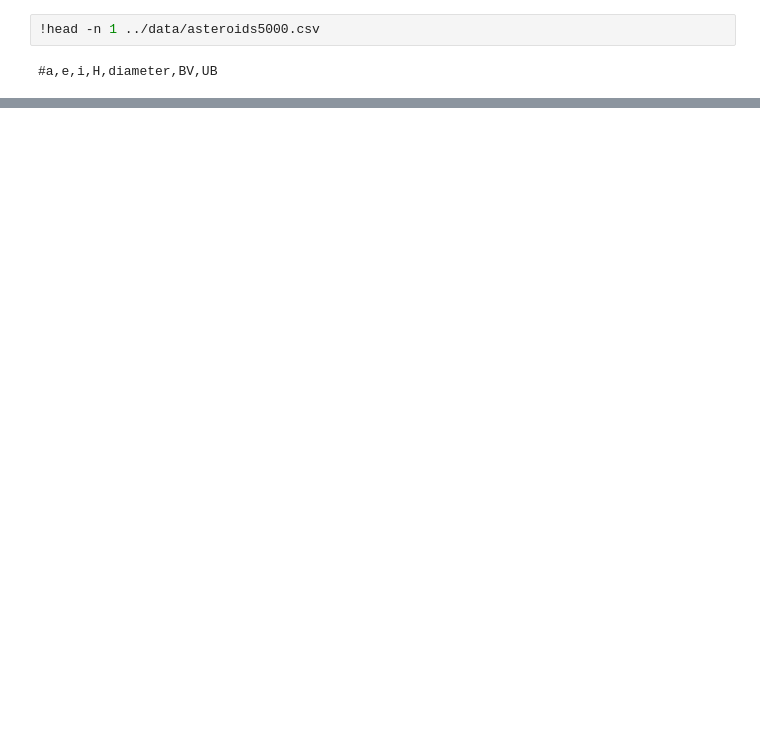
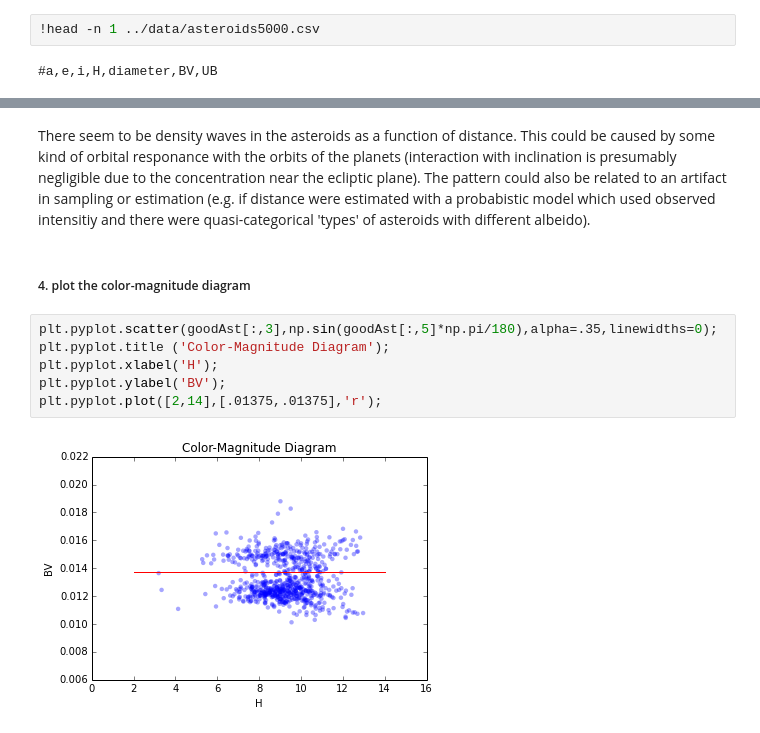
Before and after one commit to yixinmao/2014_fall_ASTR599, a Jupyter notebook: jwebst/HW1.ipynb, the cells around one changed output, grey strips where cells are left out. Cells and saved outputs as stored; diff of their text form; blank space fills up the shorter version.

```diff
--- a/jwebst/HW1.ipynb
+++ b/jwebst/HW1.ipynb
@@ -52,0 +71,12 @@ plt.pyplot.title('a vs sin(i)');
+# %% [markdown]
+There seem to be density waves in the asteroids as a function of distance.  This could be caused by some kind of orbital responance with the orbits of the planets (interaction with inclination is presumably negligible due to the concentration near the ecliptic plane).  The pattern could also be related to an artifact in sampling or estimation (e.g. if distance were estimated with a probabistic model which used observed intensitiy and there were quasi-categorical 'types' of asteroids with different albeido).
+# %% [markdown]
+##### 4. plot the color-magnitude diagram
+# %%
+plt.pyplot.scatter(goodAst[:,3],np.sin(goodAst[:,5]*np.pi/180),alpha=.35,linewidths=0);
+plt.pyplot.title ('Color-Magnitude Diagram');
+plt.pyplot.xlabel('H');
+plt.pyplot.ylabel('BV');
+plt.pyplot.plot([2,14],[.01375,.01375],'r');
+# %% [output]
+[figure, added]
```
Also changed, not shown: parts of 23 cells of this notebook.
